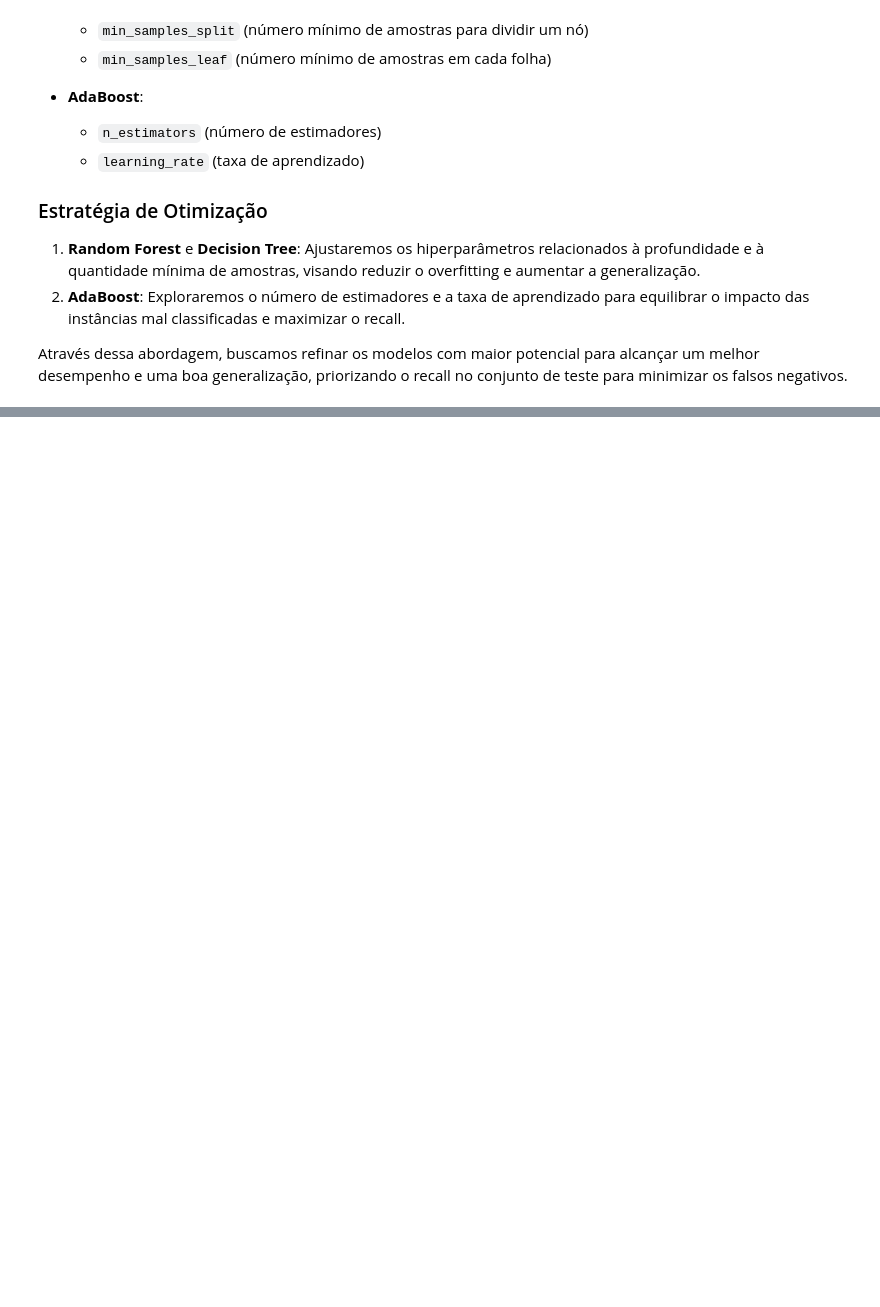
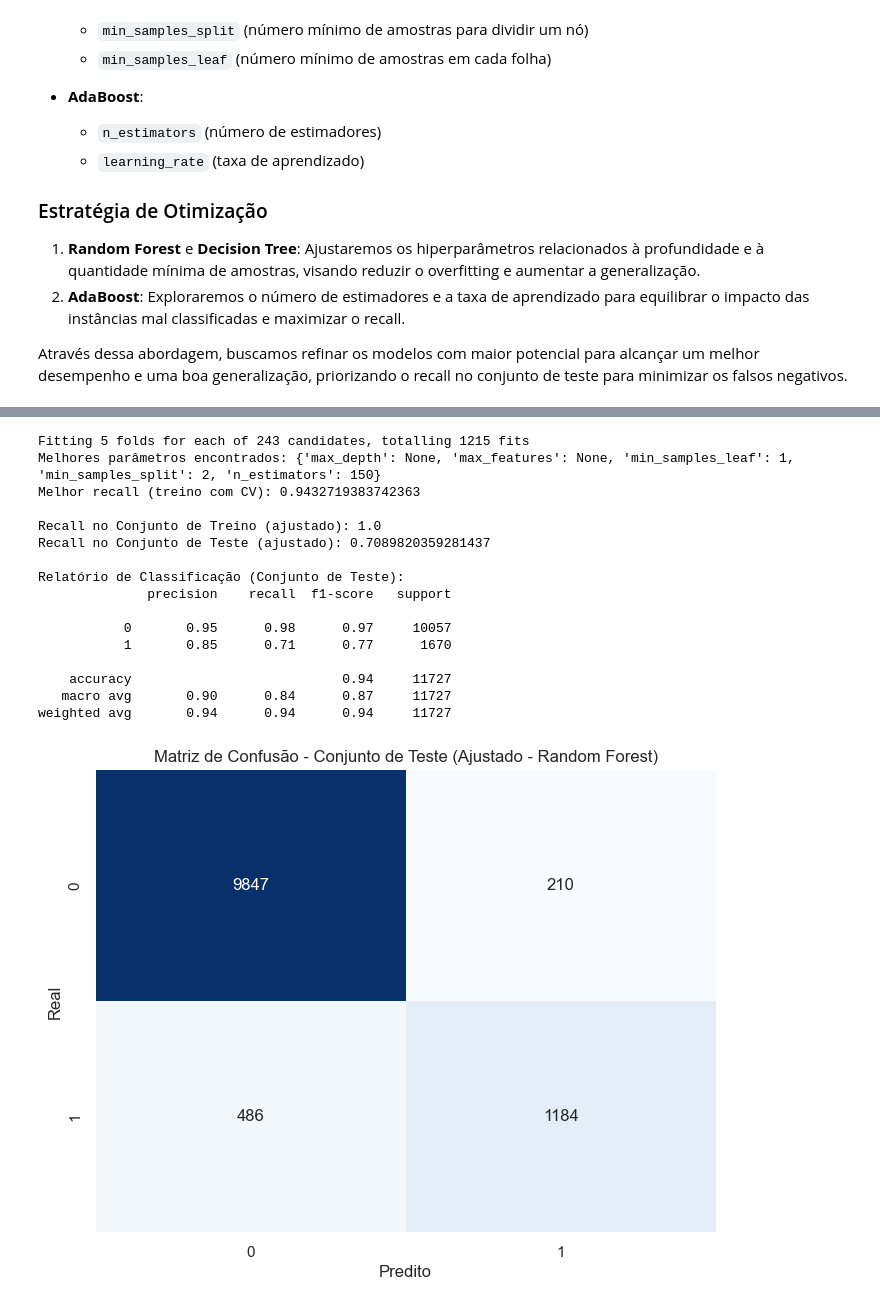
Before and after one commit to tnleite/loan-approval-prediction, a Jupyter notebook: 02-Analise/loan-approval-prediction.ipynb, the cells around one changed output, grey strips where cells are left out. Saved outputs shown, nothing was run; the diff lists cells and outputs as text; code cells hidden in the pictures; blank space fills up the shorter version.

```diff
--- a/02-Analise/loan-approval-prediction.ipynb
+++ b/02-Analise/loan-approval-prediction.ipynb
@@ -1942,0 +2361,78 @@ Através dessa abordagem, buscamos refinar os modelos com maior potencial para a
+# %%
+# Definindo o modelo RandomForest
+rf_model = RandomForestClassifier(random_state=42)
+
+# Definindo o grid de hiperparâmetros
+param_grid_rf = {
+    'n_estimators': [50, 100, 150],           # Número de árvores
+    'max_depth': [None, 10, 20],              # Profundidade das árvores
+    'min_samples_split': [2, 5, 10],          # Minimo de amostras para dividir um nó
+    'min_samples_leaf': [1, 2, 4],            # Minimo de amostras para um nó folha
+    'max_features': ['sqrt', 'log2', None]   # Quantidade de features para cada split
+}
+
+# Configurando o StratifiedKFold e o GridSearch com a métrica de recall
+splitter = StratifiedKFold(n_splits=5, shuffle=True, random_state=42)
+scorer = make_scorer(recall_score, pos_label=1)
+
+# Realizando o GridSearch para o Random Forest
+grid_search_rf = GridSearchCV(
+    estimator=rf_model,
+    param_grid=param_grid_rf,
+    scoring=scorer,
+    cv=splitter,
+    n_jobs=-1,       # Usa todos os processadores disponíveis para acelerar
+    verbose=10       # Exibe progresso durante a execução
+)
+
+# Ajustando o modelo com o GridSearch
+grid_search_rf.fit(X_train_smote, y_train_smote)
+
+# Exibindo os melhores parâmetros e a melhor métrica de recall obtida
+print("Melhores parâmetros encontrados:", grid_search_rf.best_params_)
+print("Melhor recall (treino com CV):", grid_search_rf.best_score_)
+
+# Ajustando o melhor modelo
+melhor_rf = grid_search_rf.best_estimator_
+
+# Calculando o recall no conjunto de treino e teste
+y_pred_train_rf = melhor_rf.predict(X_train_smote)
+y_pred_test_rf = melhor_rf.predict(X_test)
+
+recall_treino_rf = recall_score(y_train_smote, y_pred_train_rf)
+recall_teste_rf = recall_score(y_test, y_pred_test_rf)
+
+# Exibindo os recalls
+print(f"\nRecall no Conjunto de Treino (ajustado): {recall_treino_rf}")
+print(f"Recall no Conjunto de Teste (ajustado): {recall_teste_rf}")
+
+# Relatório e matriz de confusão
+from sklearn.metrics import classification_report, confusion_matrix
+print("\nRelatório de Classificação (Conjunto de Teste):")
+print(classification_report(y_test, y_pred_test_rf))
+
+conf_matrix_rf = confusion_matrix(y_test, y_pred_test_rf)
+plt.figure(figsize=(8, 6))
+sns.heatmap(conf_matrix_rf, annot=True, fmt="d", cmap="Blues", cbar=False)
+plt.xlabel("Predito")
+plt.ylabel("Real")
+plt.title("Matriz de Confusão - Conjunto de Teste (Ajustado - Random Forest)")
+plt.show()
+# %% [output]
+Fitting 5 folds for each of 243 candidates, totalling 1215 fits
+Melhores parâmetros encontrados: {'max_depth': None, 'max_features': None, 'min_samples_leaf': 1, 'min_samples_split': 2, 'n_estimators': 150}
+Melhor recall (treino com CV): 0.9432719383742363
+
+Recall no Conjunto de Treino (ajustado): 1.0
+Recall no Conjunto de Teste (ajustado): 0.7089820359281437
+
+Relatório de Classificação (Conjunto de Teste):
+              precision    recall  f1-score   support
+
+           0       0.95      0.98      0.97     10057
+           1       0.85      0.71      0.77      1670
+
+    accuracy                           0.94     11727
+   macro avg       0.90      0.84      0.87     11727
+weighted avg       0.94      0.94      0.94     11727
+[figure, added]
```
Also changed, not shown: parts of 10 cells of this notebook.
